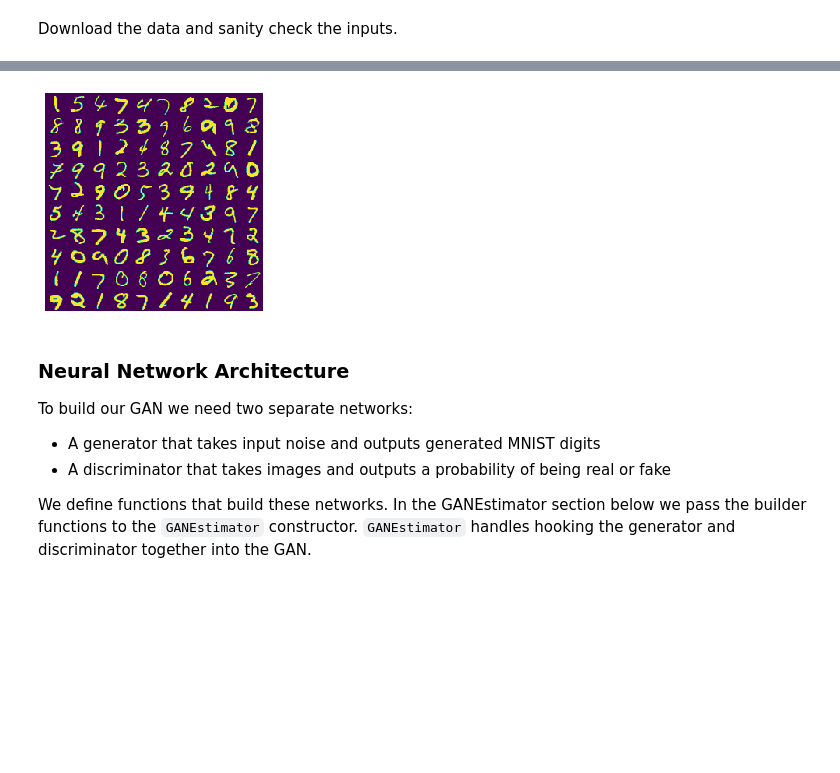
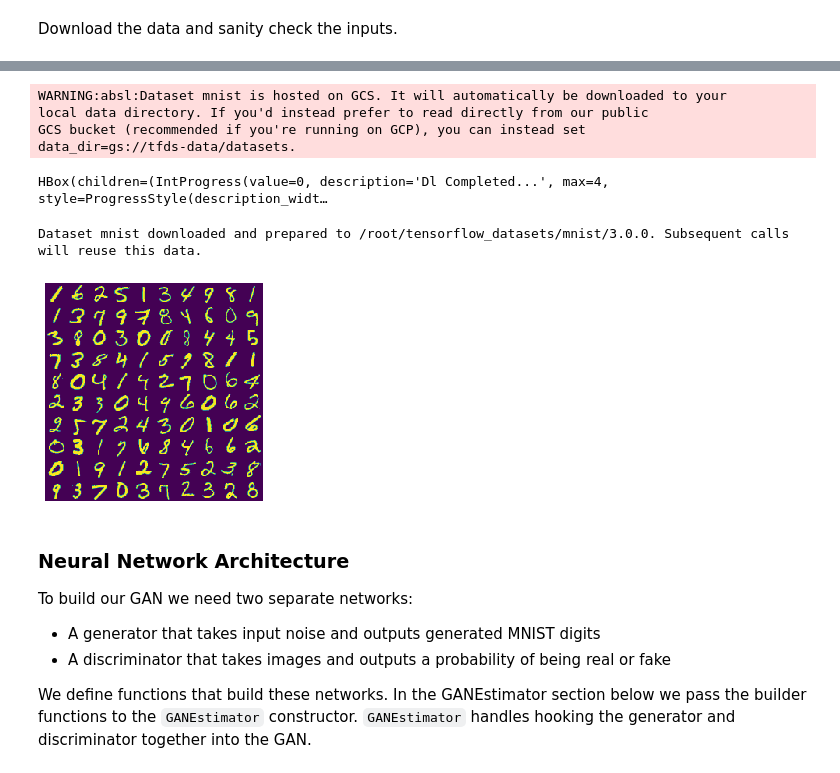
Before and after one commit to tensorflow/gan, a Jupyter notebook: tensorflow_gan/examples/colab_notebooks/tfgan_tutorial.ipynb, the cells around one changed output, grey strips where cells are left out. Cells and saved outputs as stored; diff of their text form; code cells hidden in the pictures; blank space fills up the shorter version.

Commit message:
tfgan_tutorial made compatible with TF2.x

```diff
--- a/tensorflow_gan/examples/colab_notebooks/tfgan_tutorial.ipynb
+++ b/tensorflow_gan/examples/colab_notebooks/tfgan_tutorial.ipynb
@@ -108,7 +108,7 @@ def input_fn(mode, params):
   just_noise = (mode == tf.estimator.ModeKeys.PREDICT)
 
   noise_ds = (tf.data.Dataset.from_tensors(0).repeat()
-              .map(lambda _: tf.compat.v1.random_normal([bs, nd])))
+              .map(lambda _: tf.random_normal([bs, nd])))
 
   if just_noise:
     return noise_ds
@@ -139,7 +139,7 @@ import numpy as np
 
 params = {'batch_size': 100, 'noise_dims':64}
 with tf.Graph().as_default():
-  ds = input_fn(tf.compat.v1.estimator.ModeKeys.TRAIN, params)
+  ds = input_fn(tf.estimator.ModeKeys.TRAIN, params)
   numpy_imgs = next(tfds.as_numpy(ds))[1]
 img_grid = tfgan.eval.python_image_grid(numpy_imgs, grid_shape=(10, 10))
 plt.axis('off')
@@ -150,4 +151,10 @@ WARNING: Entity <function input_fn.<locals>.<lambda> at 0x...> could not be tran
+WARNING:absl:Dataset mnist is hosted on GCS. It will automatically be downloaded to your
+local data directory. If you'd instead prefer to read directly from our public
+GCS bucket (recommended if you're running on GCP), you can instead set
+data_dir=gs://tfds-data/datasets.
+HBox(children=(IntProgress(value=0, description='Dl Completed...', max=4, style=ProgressStyle(description_widt…
+Dataset mnist downloaded and prepared to /root/tensorflow_datasets/mnist/3.0.0. Subsequent calls will reuse this data.
-[figure, old version]
+[figure, new version]
 # %% [markdown]
 ### Neural Network Architecture
 
```
Also changed, not shown: parts of 7 cells of this notebook.
